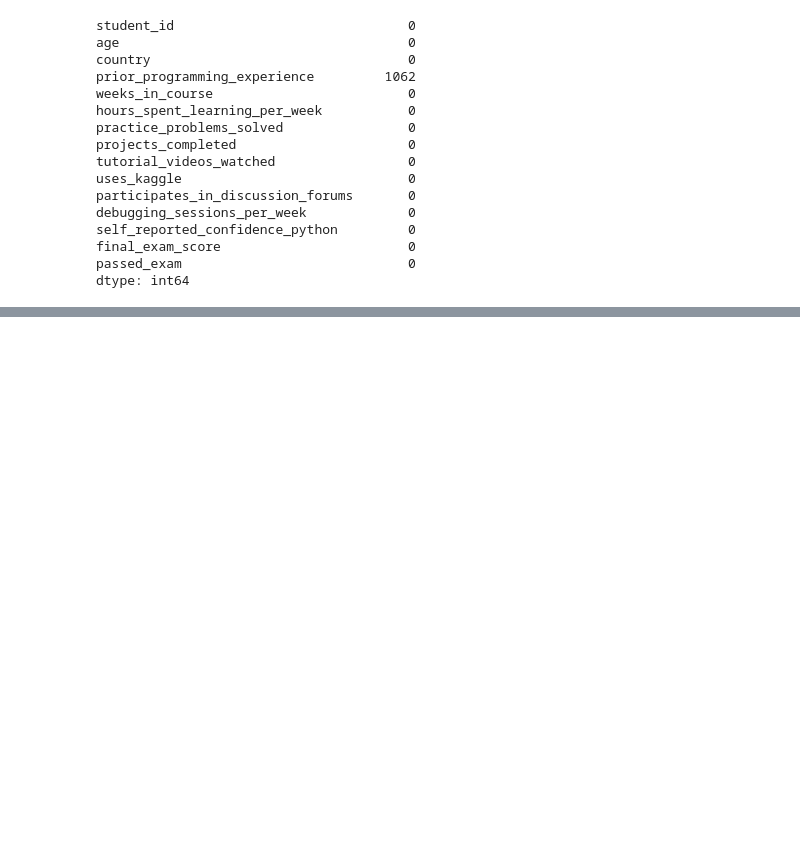
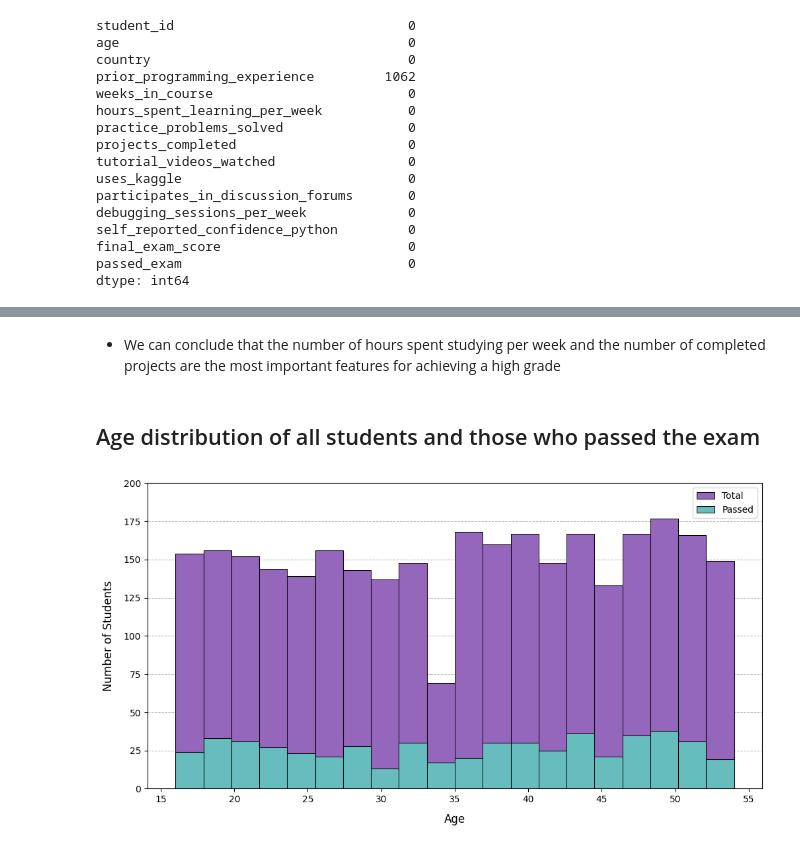
Before and after one commit to danielcamacho9712/Python_Learning_Exam_Performance, a Jupyter notebook: python_exam_performance.ipynb, the cells around one changed output, grey strips where cells are left out. Saved outputs shown, nothing was run; the diff lists cells and outputs as text; code cells hidden in the pictures; blank space fills up the shorter version.

```diff
--- a/python_exam_performance.ipynb
+++ b/python_exam_performance.ipynb
@@ -41,0 +150,18 @@ np.float64(100.0)
+# %% [markdown]
+- We can conclude that the number of hours spent studying per week and the number of completed projects are the most important features for achieving a high grade
+# %% [markdown]
+## Age distribution of all students and those who passed the exam
+# %%
+plt.figure(figsize=(12,6))
+
+plt.hist(students_data['age'], bins=20, color='#9467BD', edgecolor='black', linewidth=0.75, zorder=2)
+plt.hist(students_data[students_data['passed_exam']==1]['age'], bins=20, color="#67BDBD", edgecolor='black', linewidth=0.75, zorder=2)
+plt.xlabel('Age', fontsize=12, labelpad=10)
+plt.ylabel('Number of Students', fontsize=12, labelpad=10)
+plt.ylim(0, 200)
+plt.tick_params(axis='both', which='major', labelsize=10)
+plt.legend(['Total', 'Passed'], title_fontsize=11, fontsize=10)
+plt.grid(axis='y', linestyle='--', linewidth=0.7, zorder=3)
+plt.show()
+# %% [output]
+[figure, added]
```
Also changed, not shown: parts of 21 cells of this notebook.
